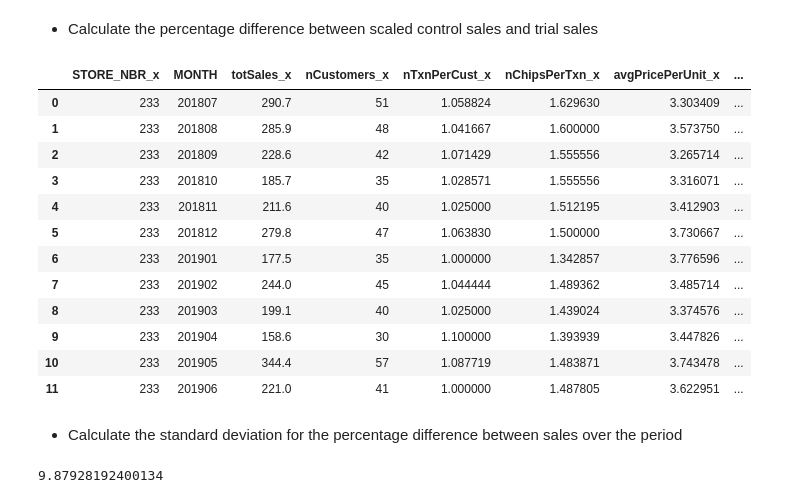
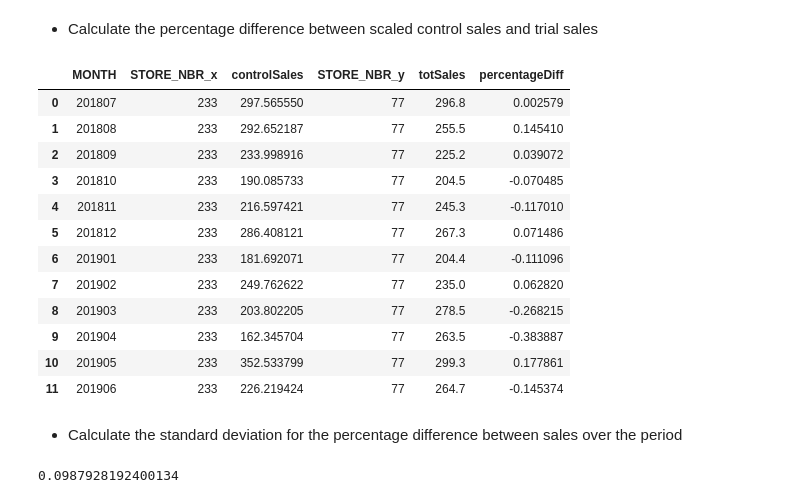
Before and after one commit to jontyj23/Quantium-Virtual-Internship, a Jupyter notebook: task2.ipynb, the cells around one changed output. Cells and saved outputs as stored; diff of their text form; code cells hidden in the pictures.

```diff
--- a/task2.ipynb
+++ b/task2.ipynb
@@ -439,3 +438,5 @@ scalingFactor = preTrialMeasures[(preTrialMeasures['STORE_NBR'] == 77) & (preTri
 # Apply the scaling factor
 scaledControlSales = measureOverTime[measureOverTime['STORE_NBR'] == 233].copy()
 scaledControlSales['controlSales'] = scaledControlSales['totSales'] * scalingFactor
+scaledControlSales = scaledControlSales[['MONTH', 'STORE_NBR', 'controlSales']]
+scaledControlSales
@@ -443,27 +458,27 @@ scaledControlSales['controlSales'] = scaledControlSales['totSales'] * scalingFac
 - Calculate the percentage difference between scaled control sales and trial sales
 # %%
 # Merge the
-percentagediff = pd.merge(scaledControlSales, measureOverTime[measureOverTime['STORE_NBR']==77], how='left', on='MONTH')
-percentagediff['percentageDiff'] = (percentagediff['controlSales'] - percentagediff['totSales_y'])/percentagediff['totSales_y'] * 100
+percentagediff = pd.merge(scaledControlSales, measureOverTime[measureOverTime['STORE_NBR']==77][['MONTH', 'STORE_NBR', 'totSales']], how='left', on='MONTH')
+percentagediff['percentageDiff'] = (percentagediff['controlSales'] - percentagediff['totSales'])/percentagediff['totSales']
 percentagediff
 # %% [output]
-|  | STORE_NBR_x | MONTH | totSales_x | nCustomers_x | nTxnPerCust_x | nChipsPerTxn_x | avgPricePerUnit_x | ... |
-| 0 | 233 | 201807 | 290.7 | 51 | 1.058824 | 1.629630 | 3.303409 | ... |
-| 1 | 233 | 201808 | 285.9 | 48 | 1.041667 | 1.600000 | 3.573750 | ... |
-| 2 | 233 | 201809 | 228.6 | 42 | 1.071429 | 1.555556 | 3.265714 | ... |
-| 3 | 233 | 201810 | 185.7 | 35 | 1.028571 | 1.555556 | 3.316071 | ... |
-| 4 | 233 | 201811 | 211.6 | 40 | 1.025000 | 1.512195 | 3.412903 | ... |
-| 5 | 233 | 201812 | 279.8 | 47 | 1.063830 | 1.500000 | 3.730667 | ... |
-| 6 | 233 | 201901 | 177.5 | 35 | 1.000000 | 1.342857 | 3.776596 | ... |
-| 7 | 233 | 201902 | 244.0 | 45 | 1.044444 | 1.489362 | 3.485714 | ... |
-| 8 | 233 | 201903 | 199.1 | 40 | 1.025000 | 1.439024 | 3.374576 | ... |
-| 9 | 233 | 201904 | 158.6 | 30 | 1.100000 | 1.393939 | 3.447826 | ... |
-| 10 | 233 | 201905 | 344.4 | 57 | 1.087719 | 1.483871 | 3.743478 | ... |
-| 11 | 233 | 201906 | 221.0 | 41 | 1.000000 | 1.487805 | 3.622951 | ... |
+|  | MONTH | STORE_NBR_x | controlSales | STORE_NBR_y | totSales | percentageDiff |
+| 0 | 201807 | 233 | 297.565550 | 77 | 296.8 | 0.002579 |
+| 1 | 201808 | 233 | 292.652187 | 77 | 255.5 | 0.145410 |
+| 2 | 201809 | 233 | 233.998916 | 77 | 225.2 | 0.039072 |
+| 3 | 201810 | 233 | 190.085733 | 77 | 204.5 | -0.070485 |
+| 4 | 201811 | 233 | 216.597421 | 77 | 245.3 | -0.117010 |
+| 5 | 201812 | 233 | 286.408121 | 77 | 267.3 | 0.071486 |
+| 6 | 201901 | 233 | 181.692071 | 77 | 204.4 | -0.111096 |
+| 7 | 201902 | 233 | 249.762622 | 77 | 235.0 | 0.062820 |
+| 8 | 201903 | 233 | 203.802205 | 77 | 278.5 | -0.268215 |
+| 9 | 201904 | 233 | 162.345704 | 77 | 263.5 | -0.383887 |
+| 10 | 201905 | 233 | 352.533799 | 77 | 299.3 | 0.177861 |
+| 11 | 201906 | 233 | 226.219424 | 77 | 264.7 | -0.145374 |
 # %% [markdown]
 - Calculate the standard deviation for the percentage difference between sales over the period
 # %%
 stdDev = percentagediff[percentagediff['MONTH'] < 201902]['percentageDiff'].std()
 stdDev
 # %% [output]
-9.87928192400134
+0.0987928192400134
```
Also changed, not shown: parts of 6 cells of this notebook.
